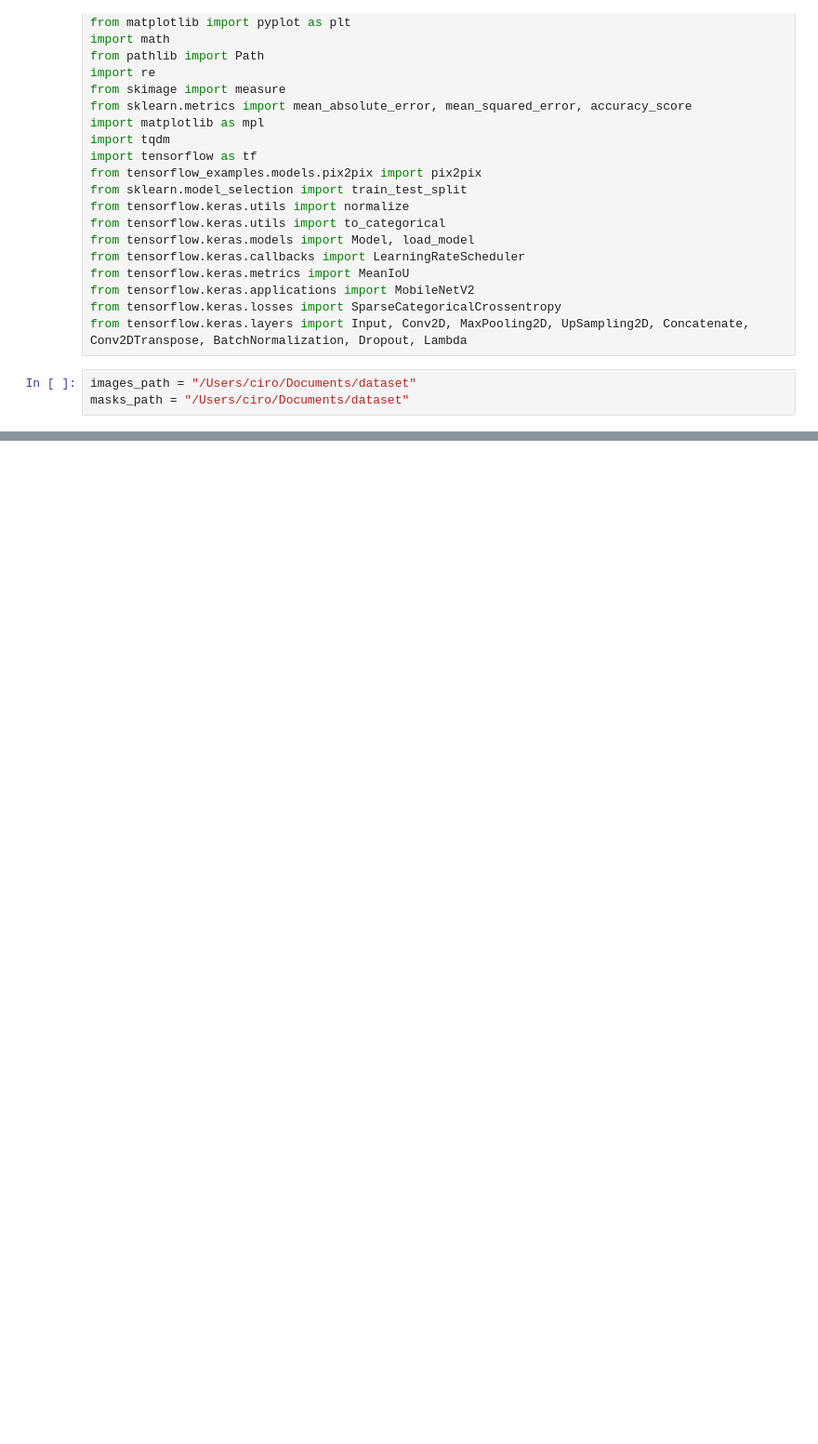
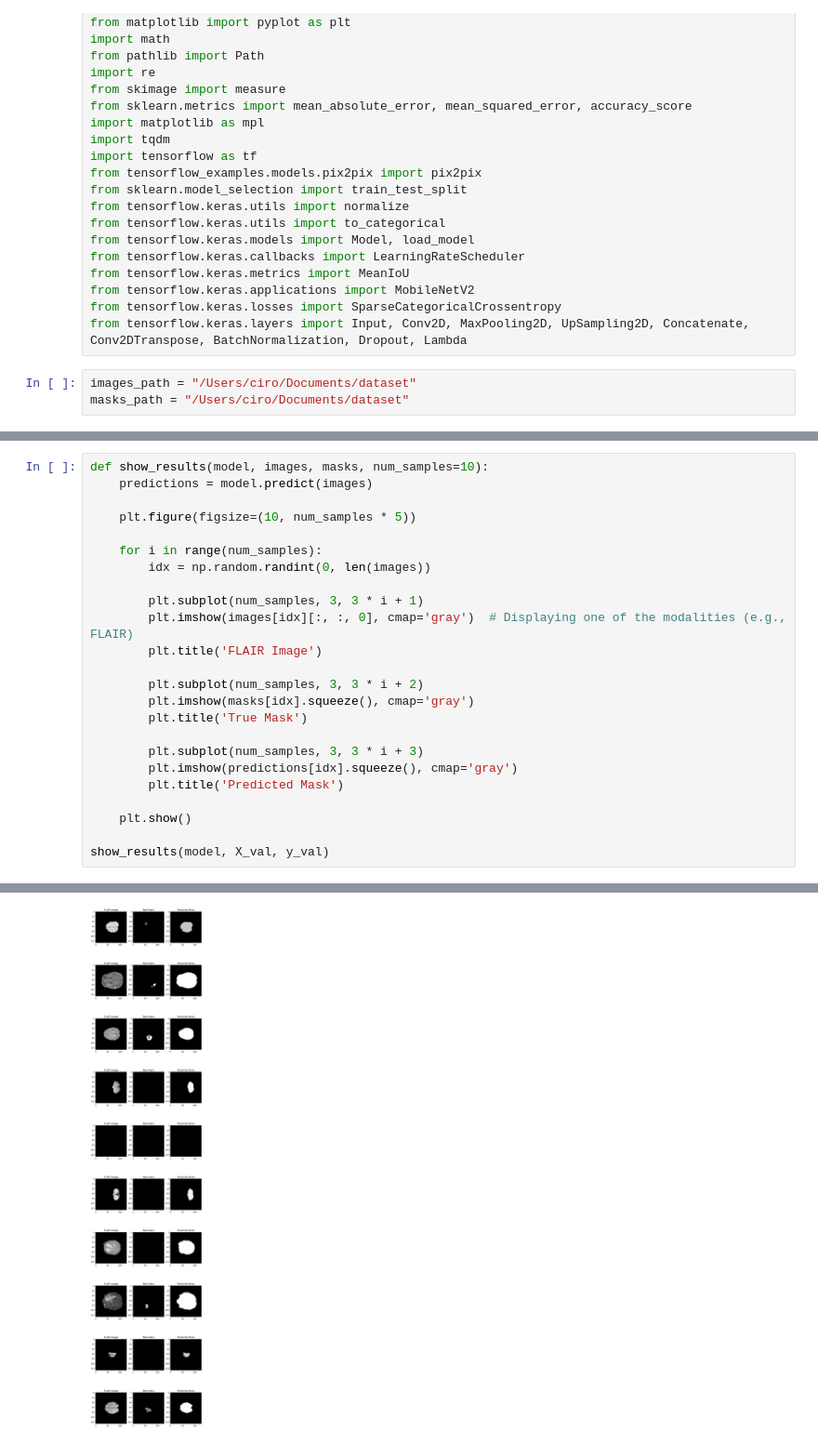
Before and after one commit to Ehsan-Taheri/Brain-Tumor-Segmentation, a Jupyter notebook: UnteModel.ipynb, the cells around one changed output, grey strips where cells are left out. Shown at 93% size. Saved outputs shown, nothing was run; the diff lists cells and outputs as text; blank space fills up the shorter version.

```diff
--- a/UnteModel.ipynb
+++ b/UnteModel.ipynb
@@ -218,0 +252,25 @@ visualize_data(preprocessed_images, preprocessed_masks)
+# %%
+def show_results(model, images, masks, num_samples=10):
+    predictions = model.predict(images)
+
+    plt.figure(figsize=(10, num_samples * 5))
+
+    for i in range(num_samples):
+        idx = np.random.randint(0, len(images))
+
+        plt.subplot(num_samples, 3, 3 * i + 1)
+        plt.imshow(images[idx][:, :, 0], cmap='gray')  # Displaying one of the modalities (e.g., FLAIR)
+        plt.title('FLAIR Image')
+
+        plt.subplot(num_samples, 3, 3 * i + 2)
+        plt.imshow(masks[idx].squeeze(), cmap='gray')
+        plt.title('True Mask')
+
+        plt.subplot(num_samples, 3, 3 * i + 3)
+        plt.imshow(predictions[idx].squeeze(), cmap='gray')
+        plt.title('Predicted Mask')
+
+    plt.show()
+
+show_results(model, X_val, y_val)
+# %% [output]
@@ -218,0 +278 @@ visualize_data(preprocessed_images, preprocessed_masks)
+[figure, added]
```
Also changed, not shown: parts of 12 cells of this notebook.
